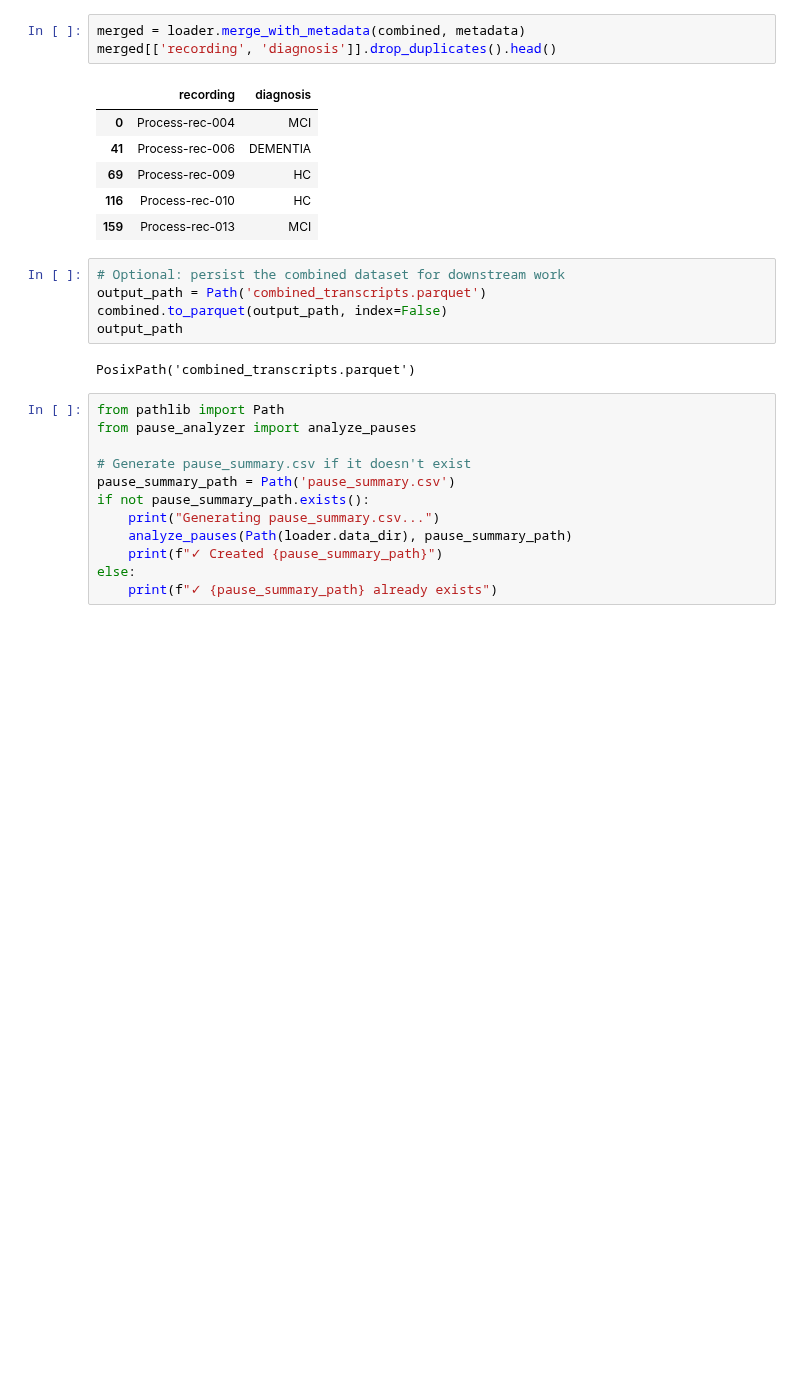
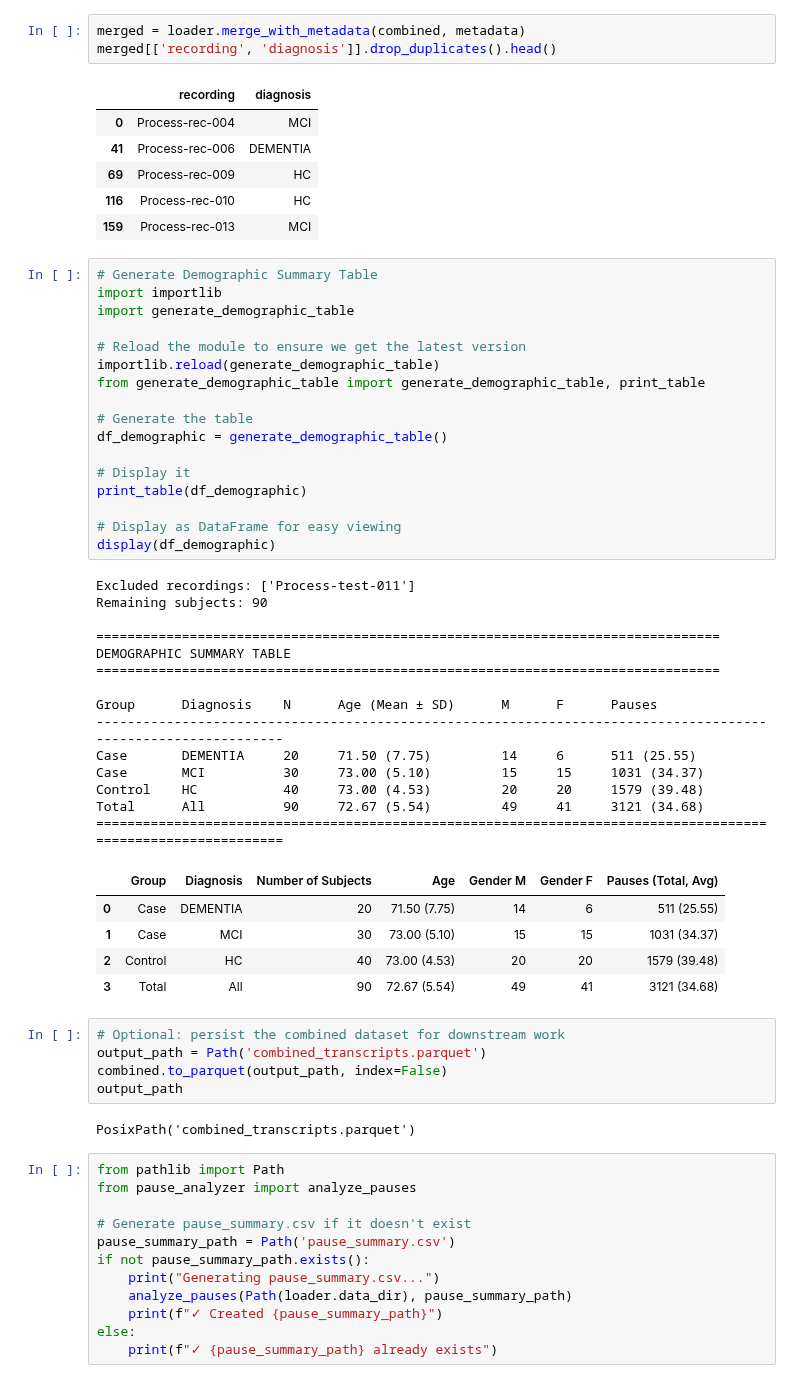
Before and after one commit to bentindal/cognospeak-pft-sft-pauses-data-analysis, a Jupyter notebook: transcript_analysis.ipynb, the cells around one changed output. Drawn from its saved outputs; the diff is of its cells as text; blank space fills up the shorter version.

```diff
--- a/transcript_analysis.ipynb
+++ b/transcript_analysis.ipynb
@@ -88,6 +88,43 @@ merged[['recording', 'diagnosis']].drop_duplicates().head()
 | 69 | Process-rec-009 | HC |
 | 116 | Process-rec-010 | HC |
 | 159 | Process-rec-013 | MCI |
+# %%
+# Generate Demographic Summary Table
+import importlib
+import generate_demographic_table
+
+# Reload the module to ensure we get the latest version
+importlib.reload(generate_demographic_table)
+from generate_demographic_table import generate_demographic_table, print_table
+
+# Generate the table
+df_demographic = generate_demographic_table()
+
+# Display it
+print_table(df_demographic)
+
+# Display as DataFrame for easy viewing
+display(df_demographic)
+# %% [output]
+Excluded recordings: ['Process-test-011']
+Remaining subjects: 90
+
+================================================================================
+DEMOGRAPHIC SUMMARY TABLE
+================================================================================
+
+Group      Diagnosis    N      Age (Mean ± SD)      M      F      Pauses
+--------------------------------------------------------------------------------------------------------------
+Case       DEMENTIA     20     71.50 (7.75)         14     6      511 (25.55)
+Case       MCI          30     73.00 (5.10)         15     15     1031 (34.37)
+Control    HC           40     73.00 (4.53)         20     20     1579 (39.48)
+Total      All          90     72.67 (5.54)         49     41     3121 (34.68)
+==============================================================================================================
+|  | Group | Diagnosis | Number of Subjects | Age | Gender M | Gender F | Pauses (Total, Avg) |
+| 0 | Case | DEMENTIA | 20 | 71.50 (7.75) | 14 | 6 | 511 (25.55) |
+| 1 | Case | MCI | 30 | 73.00 (5.10) | 15 | 15 | 1031 (34.37) |
+| 2 | Control | HC | 40 | 73.00 (4.53) | 20 | 20 | 1579 (39.48) |
+| 3 | Total | All | 90 | 72.67 (5.54) | 49 | 41 | 3121 (34.68) |
 # %%
 # Optional: persist the combined dataset for downstream work
 output_path = Path('combined_transcripts.parquet')
```
Also changed, not shown: 1 other file.
